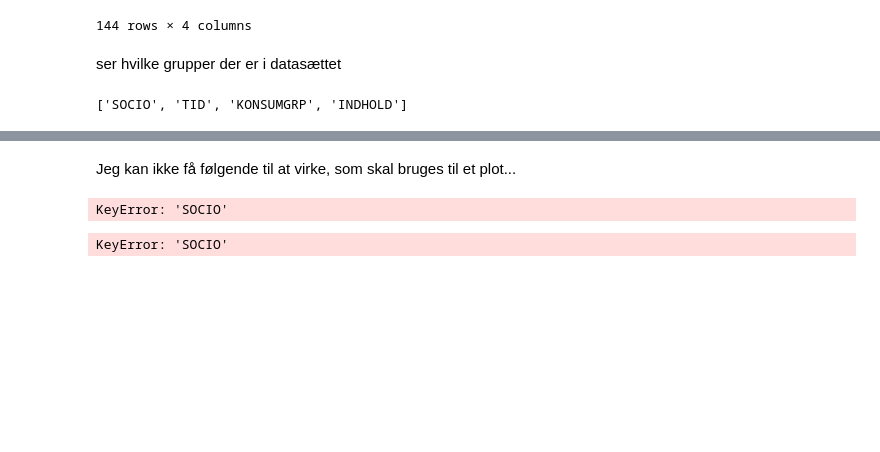
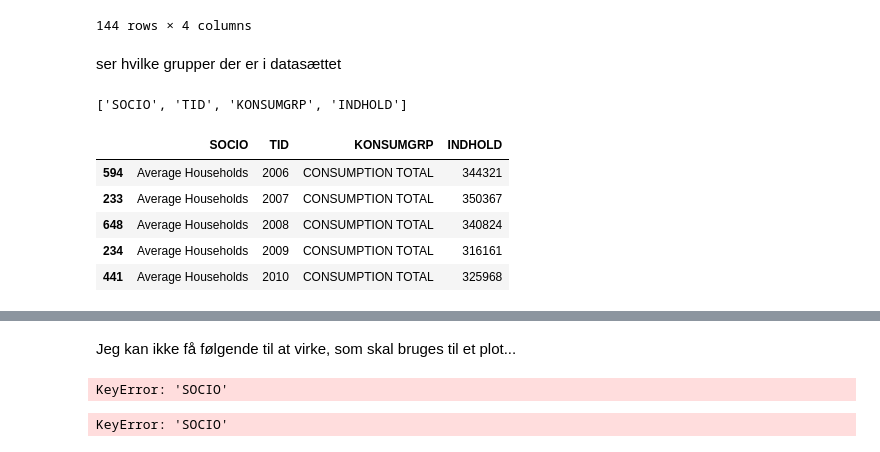
Before and after one commit to NumEconCopenhagen/projects-2023-leif, a Jupyter notebook: dataproject/assigment2try.ipynb, the cells around one changed output, grey strips where cells are left out. Drawn from its saved outputs; the diff is of its cells as text; code cells hidden in the pictures; blank space fills up the shorter version.

```diff
--- a/dataproject/assigment2try.ipynb
+++ b/dataproject/assigment2try.ipynb
@@ -190,0 +203,9 @@ print(Total_consumption1.columns)
+# %%
+df.head()
+# %% [output]
+|  | SOCIO | TID | KONSUMGRP | INDHOLD |
+| 594 | Average Households | 2006 | CONSUMPTION TOTAL | 344321 |
+| 233 | Average Households | 2007 | CONSUMPTION TOTAL | 350367 |
+| 648 | Average Households | 2008 | CONSUMPTION TOTAL | 340824 |
+| 234 | Average Households | 2009 | CONSUMPTION TOTAL | 316161 |
+| 441 | Average Households | 2010 | CONSUMPTION TOTAL | 325968 |
```
Also changed, not shown: parts of 15 cells of this notebook.
